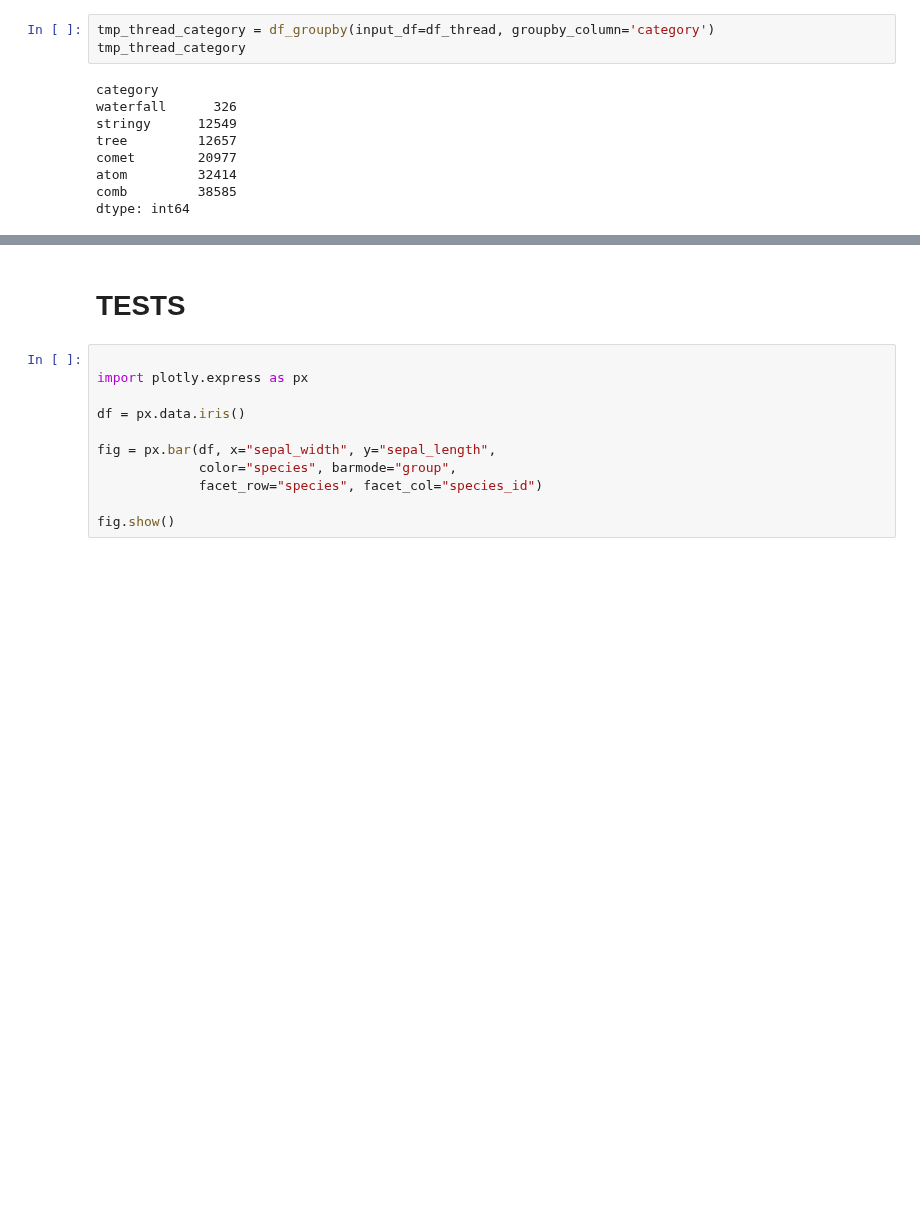
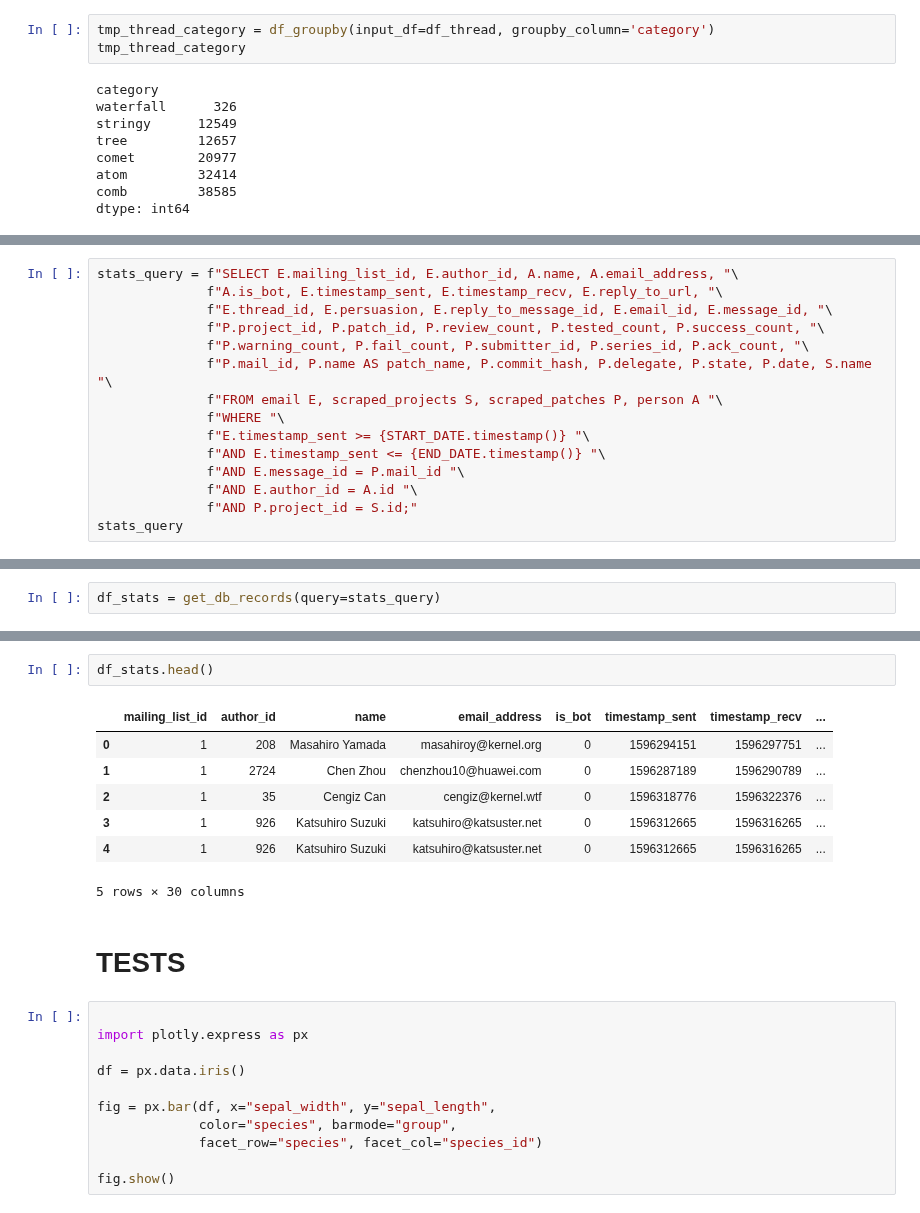
Before and after one commit to SRI-CSL/signal-public, a Jupyter notebook: colabs/signal_api_part_1.ipynb, the cells around one changed output, grey strips where cells are left out. Saved outputs shown, nothing was run; the diff lists cells and outputs as text; blank space fills up the shorter version.

```diff
--- a/colabs/signal_api_part_1.ipynb
+++ b/colabs/signal_api_part_1.ipynb
@@ -396,0 +424,15 @@ bar_plot(value_series=tmp_thread_category, log_y=False, labels=dict(category="Th
+# %%
+stats_query = f"SELECT E.mailing_list_id, E.author_id, A.name, A.email_address, "\
+              f"A.is_bot, E.timestamp_sent, E.timestamp_recv, E.reply_to_url, "\
+              f"E.thread_id, E.persuasion, E.reply_to_message_id, E.email_id, E.message_id, "\
+              f"P.project_id, P.patch_id, P.review_count, P.tested_count, P.success_count, "\
+              f"P.warning_count, P.fail_count, P.submitter_id, P.series_id, P.ack_count, "\
+              f"P.mail_id, P.name AS patch_name, P.commit_hash, P.delegate, P.state, P.date, S.name "\
+              f"FROM email E, scraped_projects S, scraped_patches P, person A "\
+              f"WHERE "\
+              f"E.timestamp_sent >= {START_DATE.timestamp()} "\
+              f"AND E.timestamp_sent <= {END_DATE.timestamp()} "\
+              f"AND E.message_id = P.mail_id "\
+              f"AND E.author_id = A.id "\
+              f"AND P.project_id = S.id;"
+stats_query
@@ -396,0 +441,2 @@ bar_plot(value_series=tmp_thread_category, log_y=False, labels=dict(category="Th
+# %%
+df_stats = get_db_records(query=stats_query)
@@ -397,3 +463,13 @@ bar_plot(value_series=tmp_thread_category, log_y=False, labels=dict(category="Th
+# %%
+df_stats.head()
+# %% [output]
+|  | mailing_list_id | author_id | name | email_address | is_bot | timestamp_sent | timestamp_recv | ... |
+| 0 | 1 | 208 | Masahiro Yamada | masahiroy@kernel.org | 0 | 1596294151 | 1596297751 | ... |
+| 1 | 1 | 2724 | Chen Zhou | chenzhou10@huawei.com | 0 | 1596287189 | 1596290789 | ... |
+| 2 | 1 | 35 | Cengiz Can | cengiz@kernel.wtf | 0 | 1596318776 | 1596322376 | ... |
+| 3 | 1 | 926 | Katsuhiro Suzuki | katsuhiro@katsuster.net | 0 | 1596312665 | 1596316265 | ... |
+| 4 | 1 | 926 | Katsuhiro Suzuki | katsuhiro@katsuster.net | 0 | 1596312665 | 1596316265 | ... |
+5 rows × 30 columns
 # %% [markdown]
 # TESTS
 # %%
```
Also changed, not shown: parts of 5 cells of this notebook.
